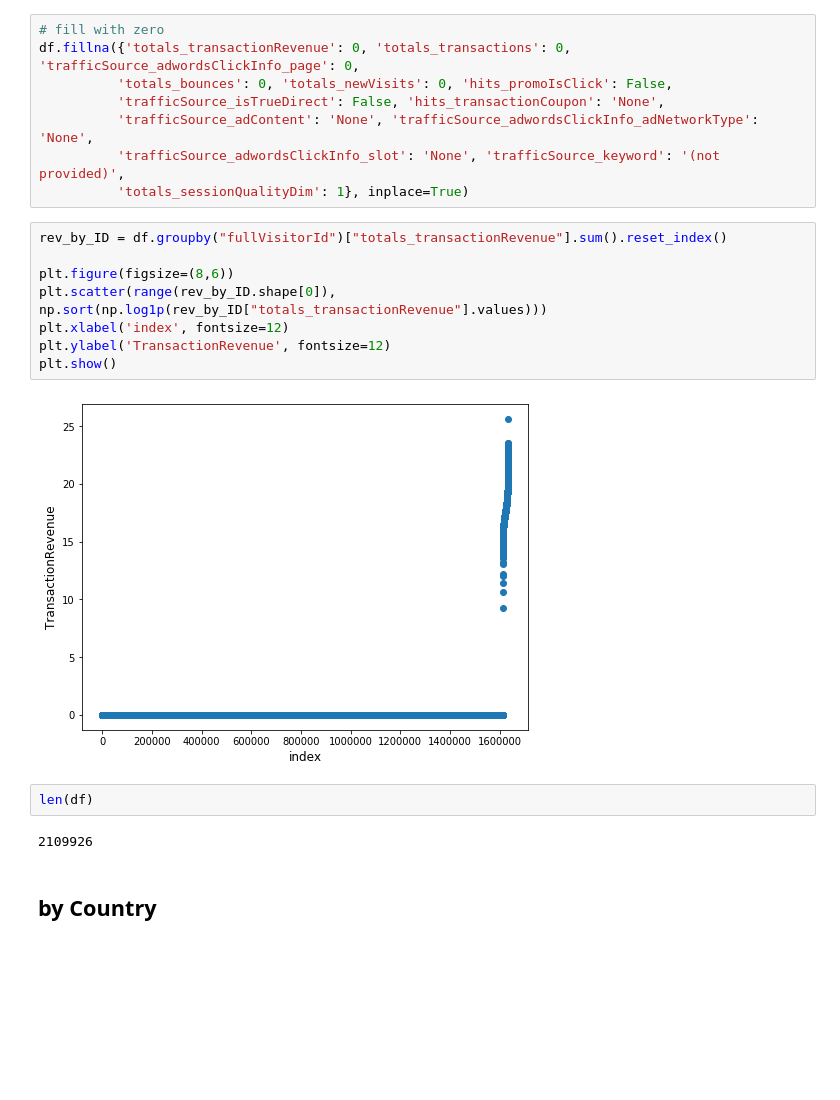
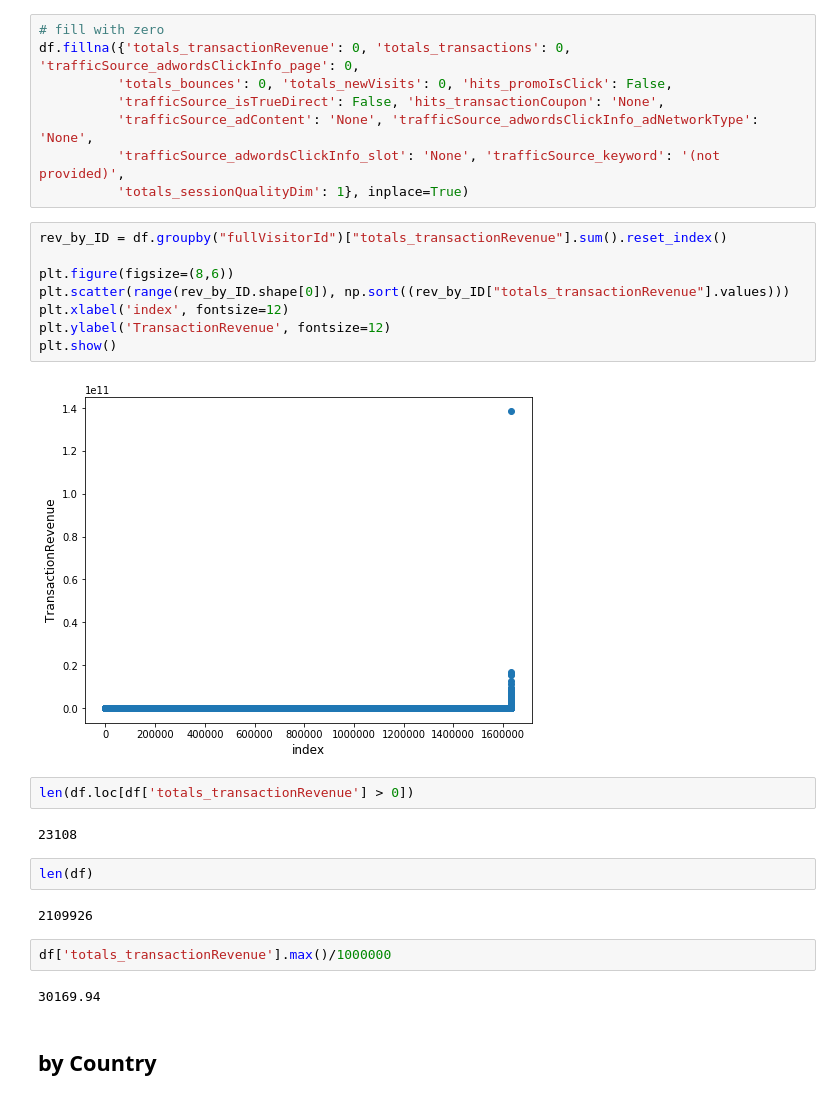
Before and after one commit to m-musiol/Capstone-NF_GA-Prediction, a Jupyter notebook: EDA_and_Visualization.ipynb, the cells around one changed output. Saved outputs shown, nothing was run; the diff lists cells and outputs as text; blank space fills up the shorter version.

```diff
--- a/EDA_and_Visualization.ipynb
+++ b/EDA_and_Visualization.ipynb
@@ -62,17 +64,25 @@ df.fillna({'totals_transactionRevenue': 0, 'totals_transactions': 0, 'trafficSou
 # %%
 rev_by_ID = df.groupby("fullVisitorId")["totals_transactionRevenue"].sum().reset_index()
 
 plt.figure(figsize=(8,6))
-plt.scatter(range(rev_by_ID.shape[0]), np.sort(np.log1p(rev_by_ID["totals_transactionRevenue"].values)))
+plt.scatter(range(rev_by_ID.shape[0]), np.sort((rev_by_ID["totals_transactionRevenue"].values)))
 plt.xlabel('index', fontsize=12)
 plt.ylabel('TransactionRevenue', fontsize=12)
 plt.show()
 # %% [output]
-[figure, old version]
+[figure, new version]
+# %%
+len(df.loc[df['totals_transactionRevenue'] > 0])
+# %% [output]
+23108
 # %%
 len(df)
 # %% [output]
 2109926
+# %%
+df['totals_transactionRevenue'].max()/1000000
+# %% [output]
+30169.94
 # %% [markdown]
 ## by Country
 # %% [markdown]
```
Also changed, not shown: parts of 16 cells of this notebook, 1 other file.
